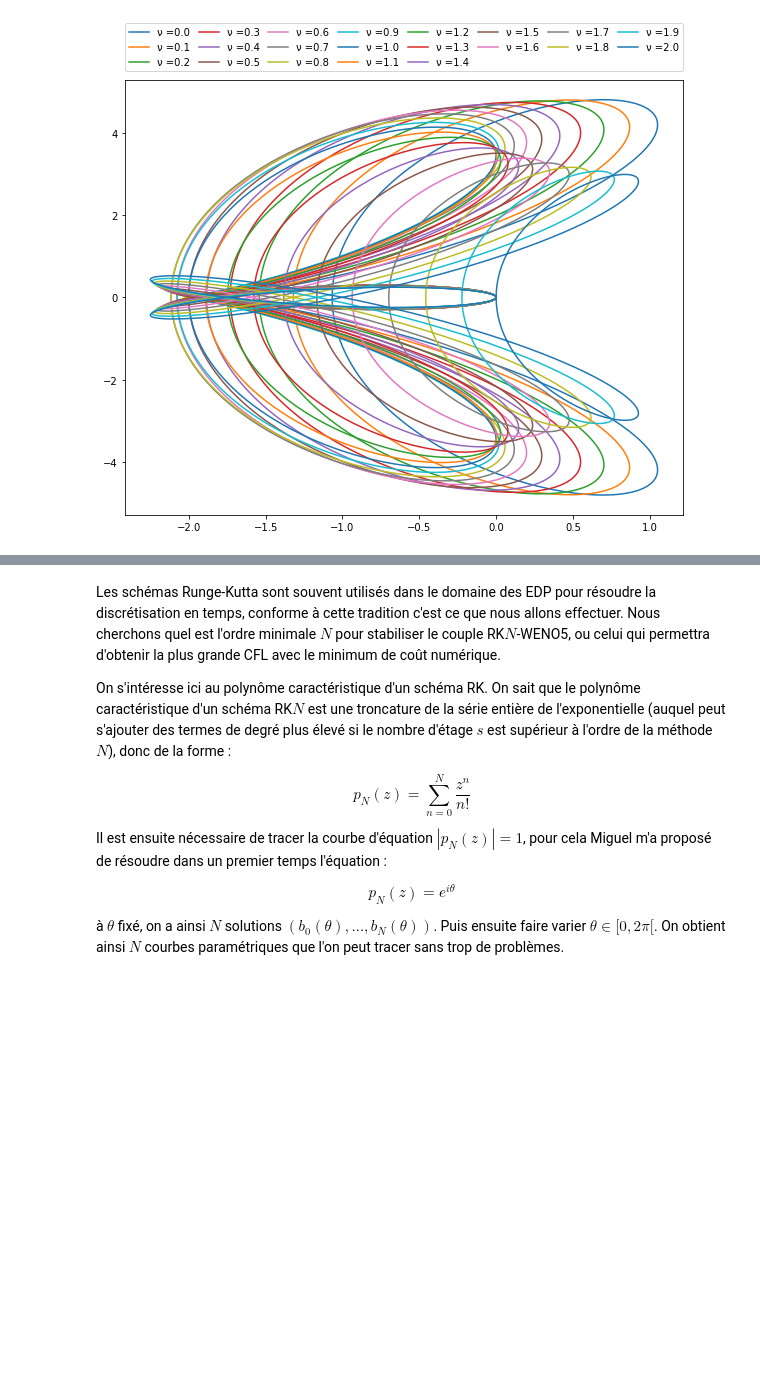
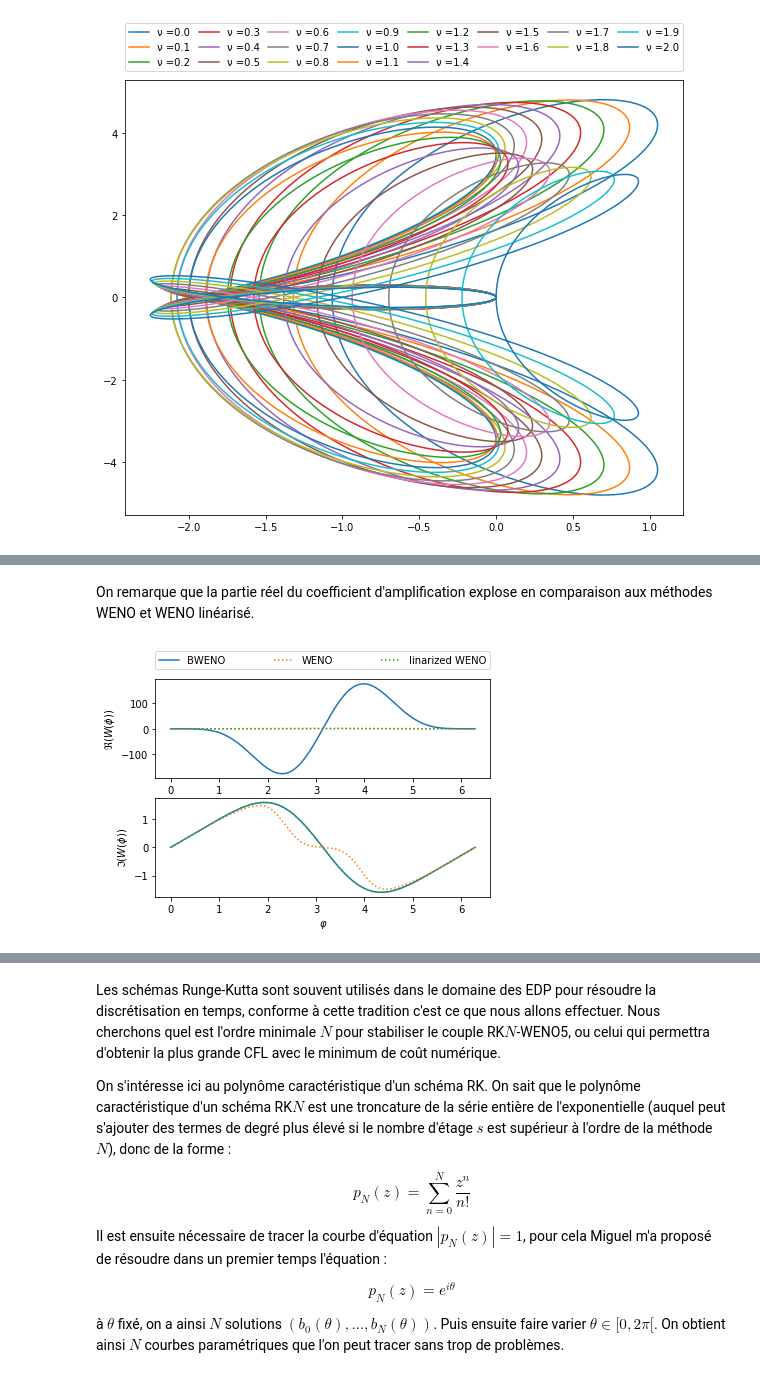
Before and after one commit to kivvix/miMaS, a Jupyter notebook: notebook/cfl.ipynb, the cells around one changed output, grey strips where cells are left out. Drawn from its saved outputs; the diff is of its cells as text; code cells hidden in the pictures; blank space fills up the shorter version.

```diff
--- a/notebook/cfl.ipynb
+++ b/notebook/cfl.ipynb
@@ -494,0 +609,22 @@ plt.rcParams['figure.figsize'] = save_figsize
+# %% [markdown]
+On remarque que la partie réel du coefficient d'amplification explose en comparaison aux méthodes WENO et WENO linéarisé.
+# %%
+fig, (ax1, ax2) = plt.subplots(2,1)
+
+bweno.reim = reim(bweno.data)
+weno.reim = reim(weno.data)
+wenol.reim = reim(wenol.data_z)
+
+ax1.plot(data.phi,bweno.reim[0],label="BWENO");
+ax2.plot(data.phi,bweno.reim[1],label="BWENO");
+ax1.plot(data.phi,weno.reim[0],":",label="WENO");
+ax2.plot(data.phi,weno.reim[1],":",label="WENO");
+ax1.plot(data.phi,wenol.reim[0],":",label="linarized WENO");
+ax2.plot(data.phi,wenol.reim[1],":",label="linarized WENO");
+
+ax1.set_xlabel("$\\varphi$"); ax1.set_ylabel("$\\Re(W(\phi))$")
+ax2.set_xlabel("$\\varphi$"); ax2.set_ylabel("$\\Im(W(\phi))$")
+plt.legend(bbox_to_anchor=(0., 2.3, 1., .102),loc=4,ncol=3, mode="expand",borderaxespad=0.)
+plt.show()
+# %% [output]
+[figure, added]
```
Also changed, not shown: parts of 37 cells of this notebook.
